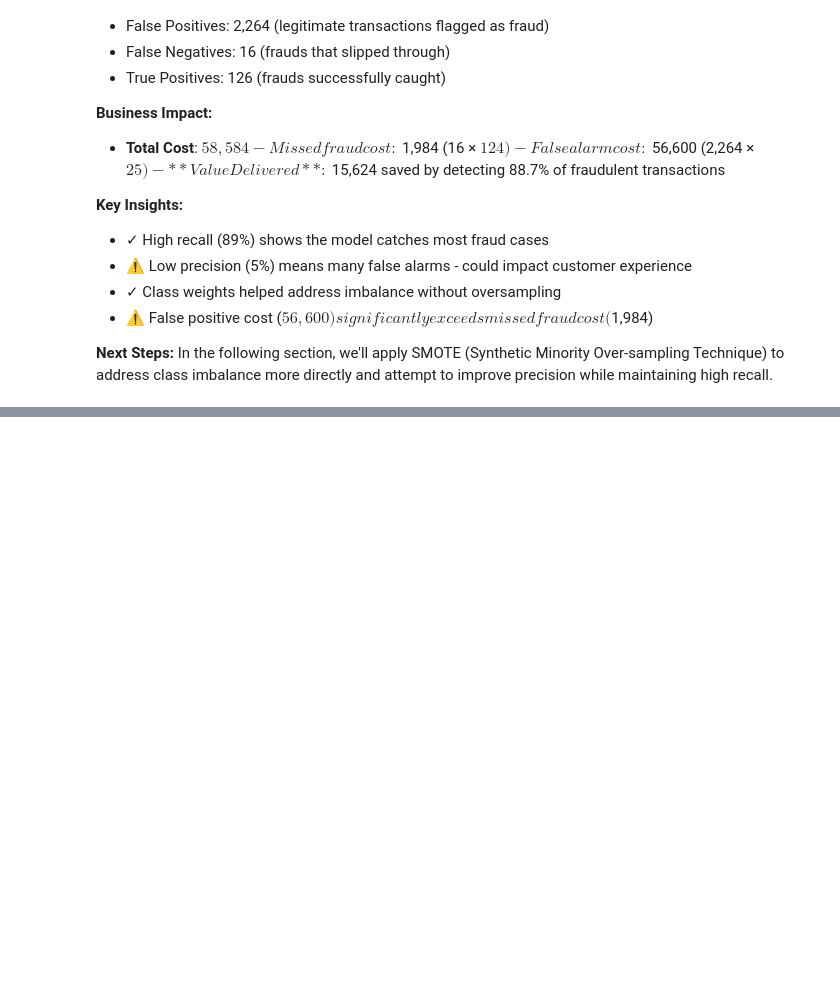
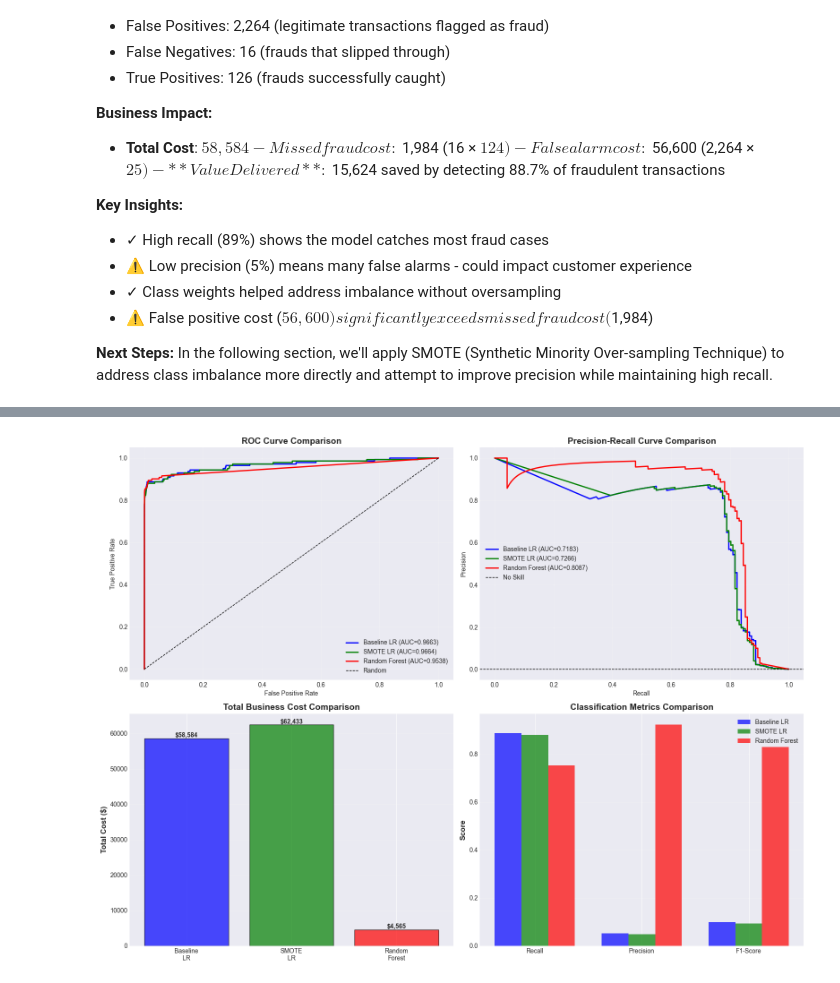
Before and after one commit to johnpospisil/credit-fraud-detection, a Jupyter notebook: credit-fraud-detection.ipynb, the cells around one changed output, grey strips where cells are left out. Cells and saved outputs as stored; diff of their text form; code cells hidden in the pictures; blank space fills up the shorter version.

```diff
--- a/credit-fraud-detection.ipynb
+++ b/credit-fraud-detection.ipynb
@@ -1117,0 +1809,80 @@ In the following section, we'll apply SMOTE (Synthetic Minority Over-sampling Te
+# %%
+fig, axes = plt.subplots(2, 2, figsize=(16, 12))
+
+# 1. ROC Curves
+fpr_rf, tpr_rf, _ = roc_curve(y_test, y_pred_proba_rf)
+axes[0, 0].plot(fpr, tpr, linewidth=2, label=f'Baseline LR (AUC={roc_auc:.4f})', color='blue')
+axes[0, 0].plot(fpr_smote, tpr_smote, linewidth=2, label=f'SMOTE LR (AUC={roc_auc_smote:.4f})', color='green')
+axes[0, 0].plot(fpr_rf, tpr_rf, linewidth=2, label=f'Random Forest (AUC={roc_auc_rf:.4f})', color='red')
+axes[0, 0].plot([0, 1], [0, 1], 'k--', linewidth=1, label='Random')
+axes[0, 0].set_xlabel('False Positive Rate')
+axes[0, 0].set_ylabel('True Positive Rate')
+axes[0, 0].set_title('ROC Curve Comparison', fontsize=14, fontweight='bold')
+axes[0, 0].legend()
+axes[0, 0].grid(alpha=0.3)
+
+# 2. Precision-Recall Curves
+axes[0, 1].plot(recall, precision, linewidth=2, label=f'Baseline LR (AUC={pr_auc:.4f})', color='blue')
+axes[0, 1].plot(recall_smote, precision_smote, linewidth=2, label=f'SMOTE LR (AUC={pr_auc_smote:.4f})', color='green')
+axes[0, 1].plot(recall_rf, precision_rf, linewidth=2, label=f'Random Forest (AUC={pr_auc_rf:.4f})', color='red')
+axes[0, 1].axhline(y=(y_test==1).sum()/len(y_test), color='k', linestyle='--',
+                    linewidth=1, label='No Skill')
+axes[0, 1].set_xlabel('Recall')
+axes[0, 1].set_ylabel('Precision')
+axes[0, 1].set_title('Precision-Recall Curve Comparison', fontsize=14, fontweight='bold')
+axes[0, 1].legend()
+axes[0, 1].grid(alpha=0.3)
+
+# 3. Business Cost Comparison
+models = ['Baseline\nLR', 'SMOTE\nLR', 'Random\nForest']
+total_costs = [total_cost, total_cost_smote, total_cost_rf]
+colors_cost = ['blue', 'green', 'red']
+
+bars = axes[1, 0].bar(models, total_costs, color=colors_cost, alpha=0.7, edgecolor='black')
+axes[1, 0].set_ylabel('Total Cost ($)', fontsize=12, fontweight='bold')
+axes[1, 0].set_title('Total Business Cost Comparison', fontsize=14, fontweight='bold')
+axes[1, 0].grid(axis='y', alpha=0.3)
+
+# Add value labels on bars
+for i, (bar, cost) in enumerate(zip(bars, total_costs)):
+    height = bar.get_height()
+    axes[1, 0].text(bar.get_x() + bar.get_width()/2., height,
+                    f'${cost:,}',
+                    ha='center', va='bottom', fontweight='bold')
+
+# 4. Performance Metrics Comparison
+metrics = ['Recall', 'Precision', 'F1-Score']
+baseline_metrics = [
+    cm[1,1]/(cm[1,0]+cm[1,1]),
+    cm[1,1]/(cm[0,1]+cm[1,1]),
+    2 * (cm[1,1]/(cm[0,1]+cm[1,1])) * (cm[1,1]/(cm[1,0]+cm[1,1])) / ((cm[1,1]/(cm[0,1]+cm[1,1])) + (cm[1,1]/(cm[1,0]+cm[1,1])))
+]
+smote_metrics = [
+    cm_smote[1,1]/(cm_smote[1,0]+cm_smote[1,1]),
+    cm_smote[1,1]/(cm_smote[0,1]+cm_smote[1,1]),
+    2 * (cm_smote[1,1]/(cm_smote[0,1]+cm_smote[1,1])) * (cm_smote[1,1]/(cm_smote[1,0]+cm_smote[1,1])) / ((cm_smote[1,1]/(cm_smote[0,1]+cm_smote[1,1])) + (cm_smote[1,1]/(cm_smote[1,0]+cm_smote[1,1])))
+]
+rf_metrics = [
+    cm_rf[1,1]/(cm_rf[1,0]+cm_rf[1,1]),
+    cm_rf[1,1]/(cm_rf[0,1]+cm_rf[1,1]),
+    2 * (cm_rf[1,1]/(cm_rf[0,1]+cm_rf[1,1])) * (cm_rf[1,1]/(cm_rf[1,0]+cm_rf[1,1])) / ((cm_rf[1,1]/(cm_rf[0,1]+cm_rf[1,1])) + (cm_rf[1,1]/(cm_rf[1,0]+cm_rf[1,1])))
+]
+
+x = np.arange(len(metrics))
+width = 0.25
+
+axes[1, 1].bar(x - width, baseline_metrics, width, label='Baseline LR', color='blue', alpha=0.7)
+axes[1, 1].bar(x, smote_metrics, width, label='SMOTE LR', color='green', alpha=0.7)
+axes[1, 1].bar(x + width, rf_metrics, width, label='Random Forest', color='red', alpha=0.7)
+
+axes[1, 1].set_ylabel('Score', fontsize=12, fontweight='bold')
+axes[1, 1].set_title('Classification Metrics Comparison', fontsize=14, fontweight='bold')
+axes[1, 1].set_xticks(x)
+axes[1, 1].set_xticklabels(metrics)
+axes[1, 1].legend()
+axes[1, 1].grid(axis='y', alpha=0.3)
+
+plt.tight_layout()
+plt.show()
+# %% [output]
+[figure, added]
```
Also changed, not shown: parts of 23 cells of this notebook.
